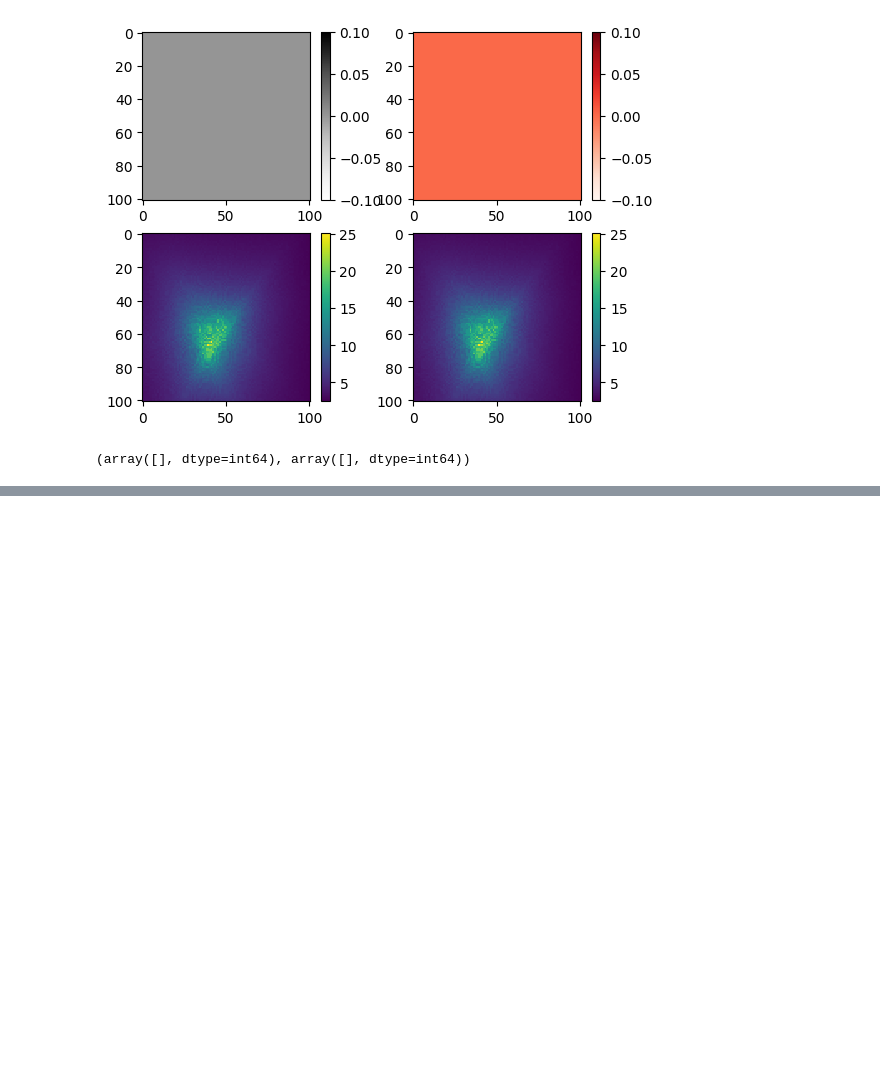
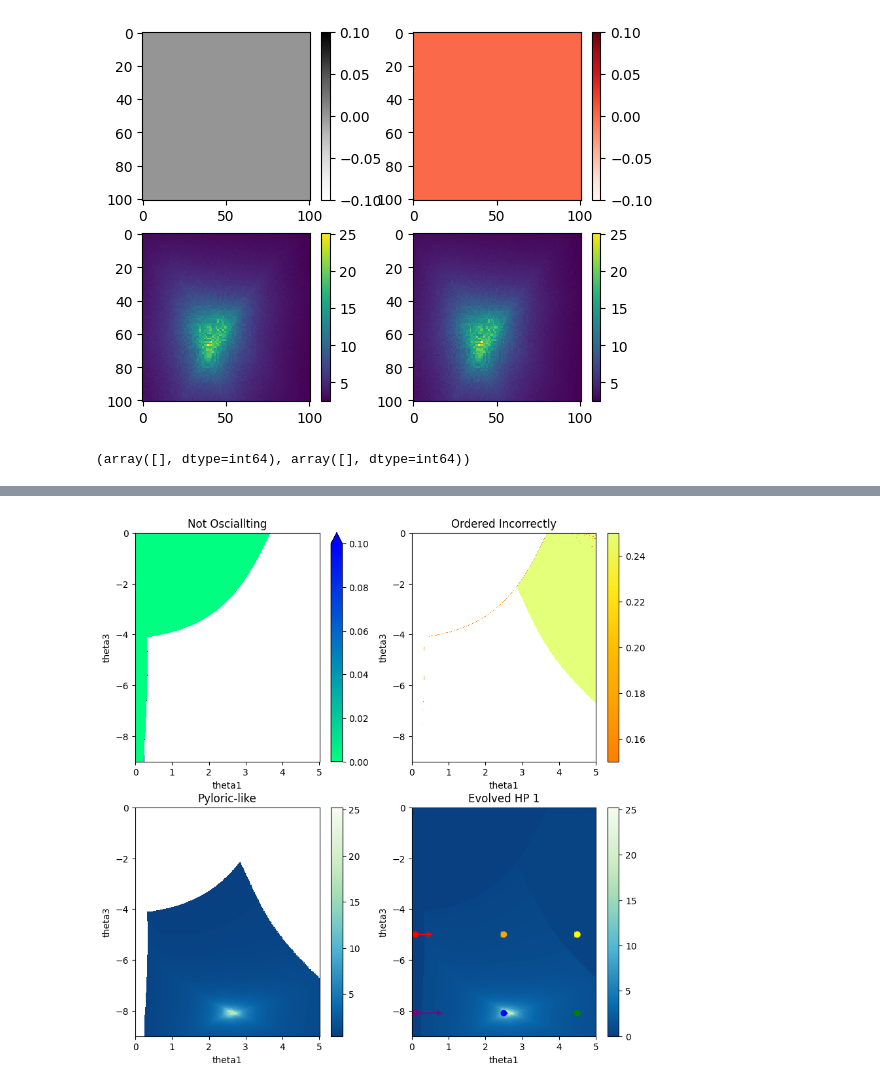
Before and after one commit to ljstolting/EvolvingHP, a Jupyter notebook: Cpp/Viz_ParSpace.ipynb, the cells around one changed output, grey strips where cells are left out. Cells and saved outputs as stored; diff of their text form; code cells hidden in the pictures; blank space fills up the shorter version.

```diff
--- a/Cpp/Viz_ParSpace.ipynb
+++ b/Cpp/Viz_ParSpace.ipynb
@@ -147,0 +195,50 @@ plt.show()
+# %%
+red = np.loadtxt('redparamtrack1.dat')
+orange = np.loadtxt('orangeparamtrack1.dat')
+yellow = np.loadtxt('yellowparamtrack1.dat')
+green = np.loadtxt('greenparamtrack1.dat')
+blue = np.loadtxt('blueparamtrack1.dat')
+purple = np.loadtxt('purpleparamtrack1.dat')
+
+fig, ((ax1,ax2),(ax3,ax4)) = plt.subplots(figsize= (10,10),nrows=2,ncols=2)
+plt.rcParams['text.usetex'] = False
+levs = np.array([0,0.051,0.11,0.151])
+pos1 = ax1.pcolormesh(par1_res,par2_res,Z_Static, cmap='winter_r')
+# ax1.set_xticklabels(['',par1_min,'','','','',par1_max])
+# ax1.set_yticklabels(['',par2_min,'','','','',par2_max])
+fig.colorbar(pos1,ax=ax1,extend='max')
+pos2 = ax2.pcolormesh(par1_res,par2_res,Z_Disorder, cmap='Wistia_r')
+# ax2.set_xticklabels(['',par1_min,'','','','',par1_max])
+# ax2.set_yticklabels(['',par2_min,'','','','',par2_max])
+fig.colorbar(pos2,ax=ax2)
+pos3 = ax3.pcolormesh(par1_res,par2_res,Z_Pyloric, cmap='GnBu_r')
+# ax3.set_xticklabels(['',par1_min,'','','','',par1_max])
+# ax3.set_yticklabels(['',par2_min,'','','','',par2_max])
+fig.colorbar(pos3,ax=ax3)
+pos4 = ax4.pcolormesh(par1_res,par2_res,fitnessdata, cmap='GnBu_r')
+# ax4.set_xticklabels(['',par1_min,'','','','',par1_max])
+# ax4.set_yticklabels(['',par2_min,'','','','',par2_max])
+fig.colorbar(pos4,ax=ax4)
+ax1.set_title("Not Osciallting")
+ax2.set_title("Ordered Incorrectly")
+ax3.set_title("Pyloric-like")
+ax4.set_title("Evolved HP 1")
+ax1.set_xlabel(par1)
+ax1.set_ylabel(par2)
+ax2.set_xlabel(par1)
+ax2.set_ylabel(par2)
+ax3.set_xlabel(par1)
+ax3.set_ylabel(par2)
+ax4.set_xlabel(par1)
+ax4.set_ylabel(par2)
+ax4.plot(red[:,0],red[:,1],color='r')
+ax4.plot(orange[:,0],orange[:,1],color='orange')
+ax4.plot(yellow[:,0],yellow[:,1],color='yellow')
+ax4.plot(green[:,0],green[:,1],color='green')
+ax4.plot(blue[:,0],blue[:,1],color='blue')
+ax4.plot(purple[:,0],purple[:,1],color='purple')
+ax4.scatter([red[-1,0],orange[-1,0],yellow[-1,0],green[-1,0],blue[-1,0],purple[-1,0]],[red[-1,1],orange[-1,1],yellow[-1,1],green[-1,1],blue[-1,1],purple[-1,1]],c=['r','orange','yellow','green','blue','purple'],marker=mark.MarkerStyle(">", "full"),alpha=.5)
+ax4.scatter([red[0,0],orange[0,0],yellow[0,0],green[0,0],blue[0,0],purple[0,0]],[red[0,1],orange[0,1],yellow[0,1],green[0,1],blue[0,1],purple[0,1]],c=['r','orange','yellow','green','blue','purple'])
+plt.show()
+# %% [output]
+[figure, added]
```
Also changed, not shown: parts of 7 cells of this notebook, 26 other files.
